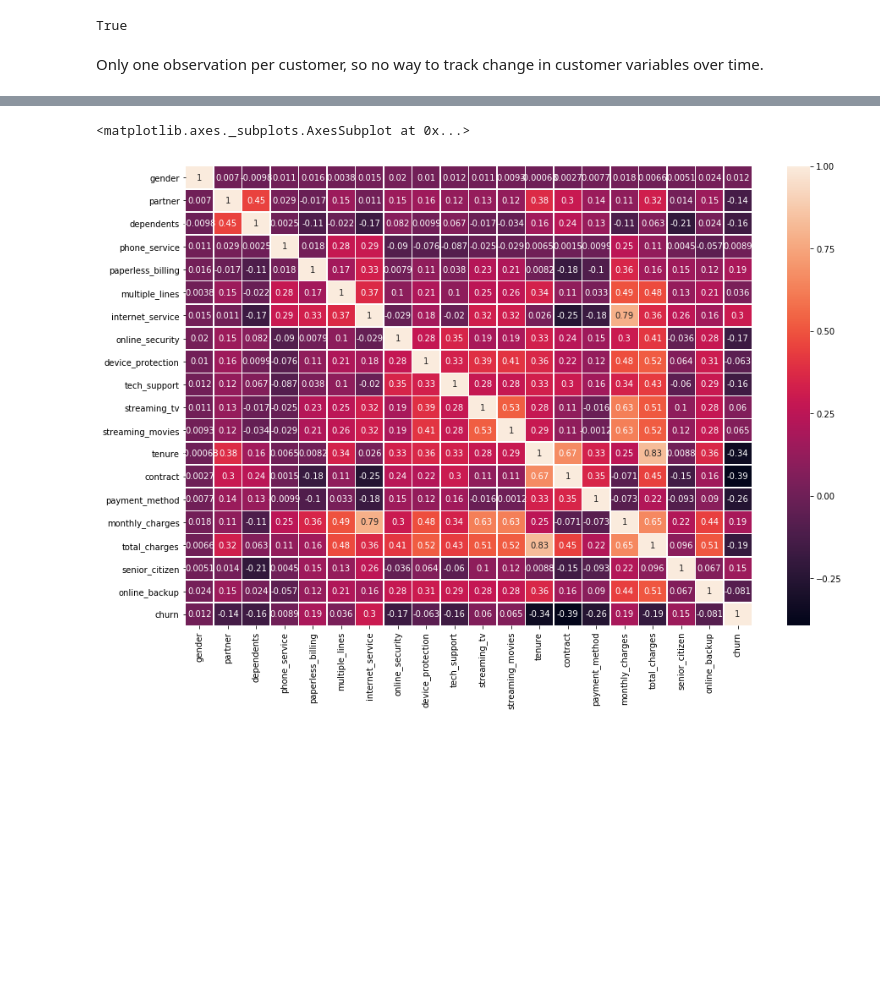
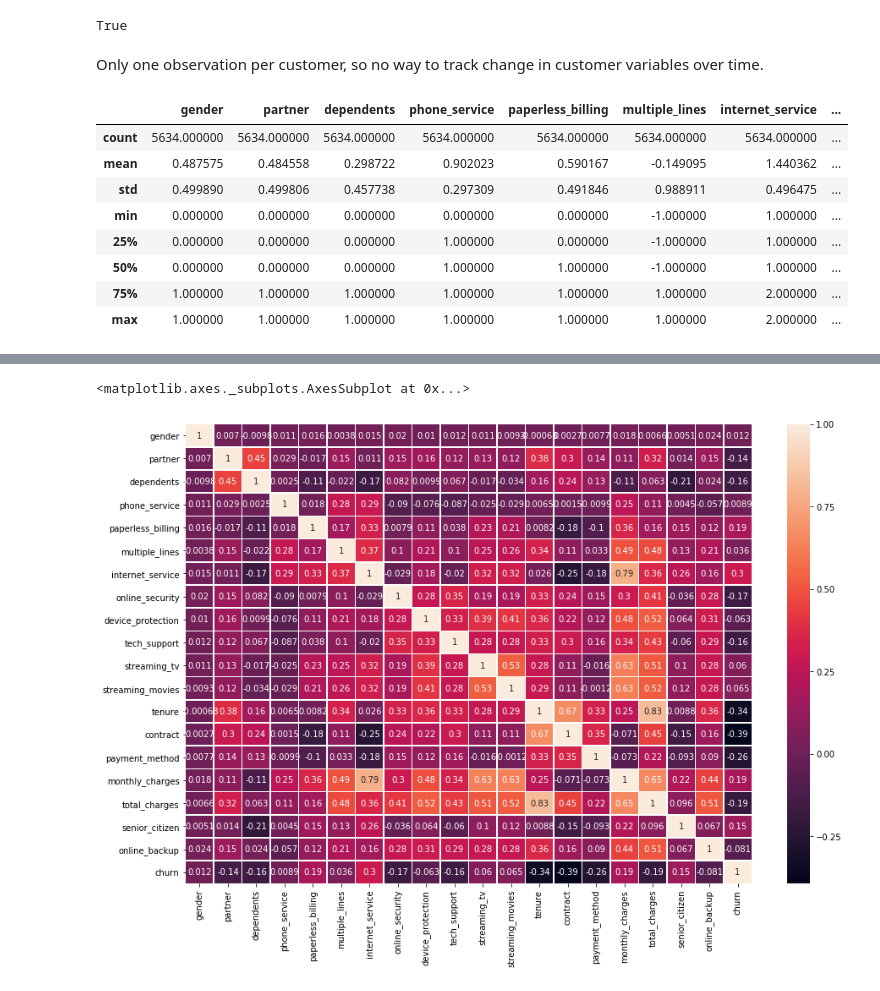
Before and after one commit to akshaysundar3/telco_prediction, a Jupyter notebook: eda_jl.ipynb, the cells around one changed output, grey strips where cells are left out. Saved outputs shown, nothing was run; the diff lists cells and outputs as text; code cells hidden in the pictures; blank space fills up the shorter version.

```diff
--- a/eda_jl.ipynb
+++ b/eda_jl.ipynb
@@ -11,6 +11,18 @@ df.customer_id.nunique() == df.shape[0]
 True
 # %% [markdown]
 Only one observation per customer, so no way to track change in customer variables over time.
+# %%
+df.describe()
+# %% [output]
+|  | gender | partner | dependents | phone_service | paperless_billing | multiple_lines | internet_service | ... |
+| count | 5634.000000 | 5634.000000 | 5634.000000 | 5634.000000 | 5634.000000 | 5634.000000 | 5634.000000 | ... |
+| mean | 0.487575 | 0.484558 | 0.298722 | 0.902023 | 0.590167 | -0.149095 | 1.440362 | ... |
+| std | 0.499890 | 0.499806 | 0.457738 | 0.297309 | 0.491846 | 0.988911 | 0.496475 | ... |
+| min | 0.000000 | 0.000000 | 0.000000 | 0.000000 | 0.000000 | -1.000000 | 1.000000 | ... |
+| 25% | 0.000000 | 0.000000 | 0.000000 | 1.000000 | 0.000000 | -1.000000 | 1.000000 | ... |
+| 50% | 0.000000 | 0.000000 | 0.000000 | 1.000000 | 1.000000 | -1.000000 | 1.000000 | ... |
+| 75% | 1.000000 | 1.000000 | 1.000000 | 1.000000 | 1.000000 | 1.000000 | 2.000000 | ... |
+| max | 1.000000 | 1.000000 | 1.000000 | 1.000000 | 1.000000 | 1.000000 | 2.000000 | ... |
 # %%
 from sklearn.preprocessing import StandardScaler
 
```
Also changed, not shown: parts of 3 cells of this notebook.
